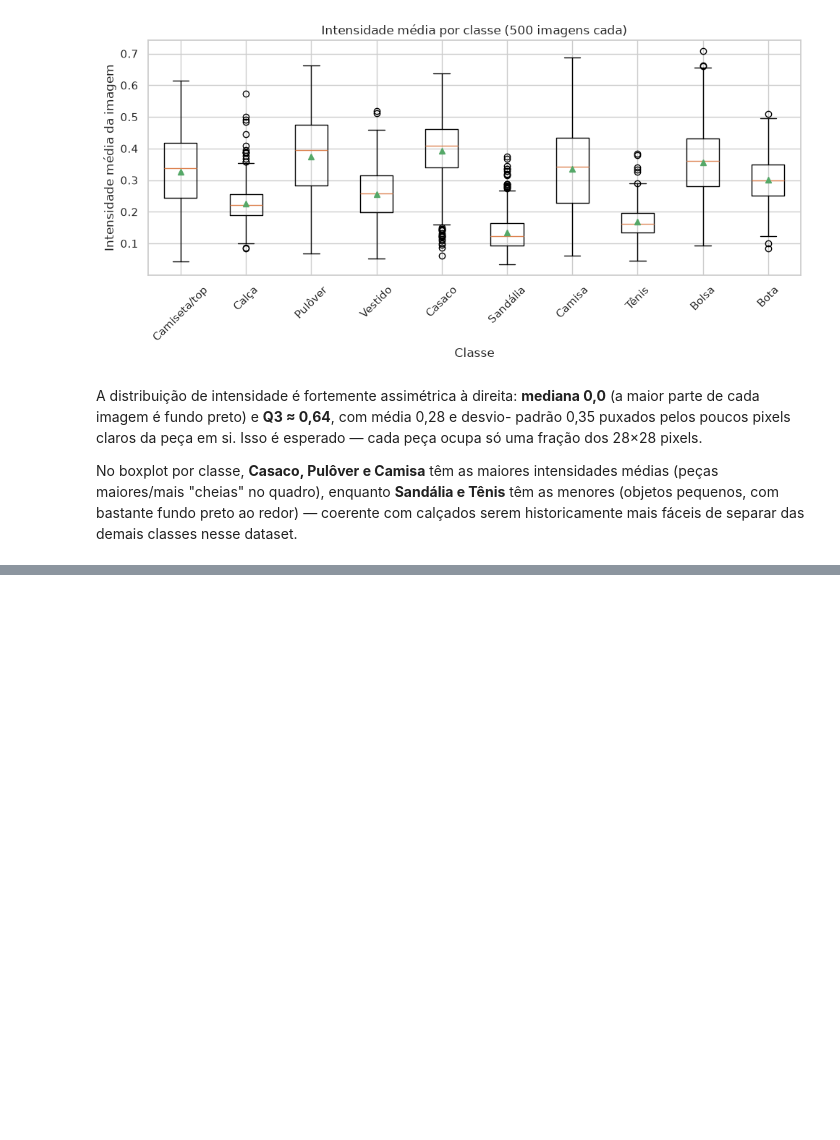
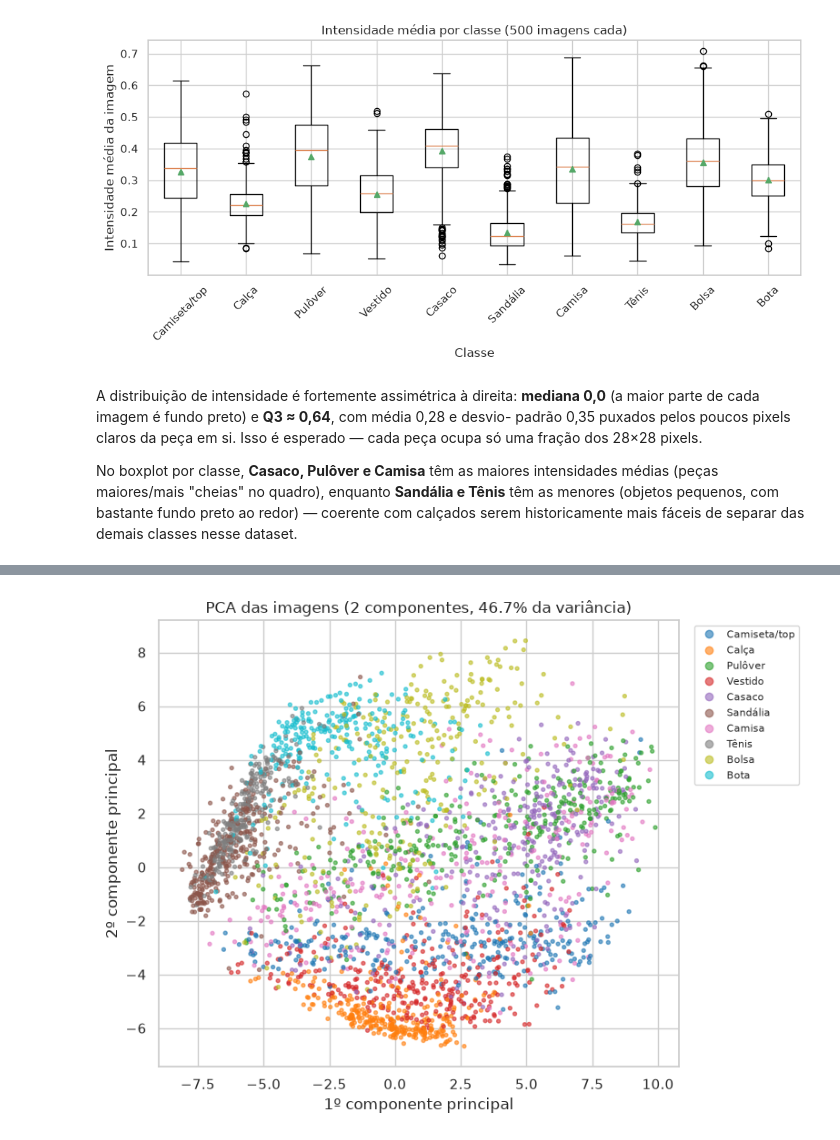
Before and after one commit to 4rth-g/fashion-mnist-fundamentos-ia, a Jupyter notebook: notebooks/01_eda.ipynb, the cells around one changed output, grey strips where cells are left out. Cells and saved outputs as stored; diff of their text form; code cells hidden in the pictures; blank space fills up the shorter version.

```diff
--- a/notebooks/01_eda.ipynb
+++ b/notebooks/01_eda.ipynb
@@ -249,0 +302,19 @@ historicamente mais fáceis de separar das demais classes nesse dataset.
+# %%
+from sklearn.decomposition import PCA
+
+flat_corr = imgs_corr.reshape(n_corr_sample, -1)
+pca = PCA(n_components=2, random_state=42)
+coords = pca.fit_transform(flat_corr)
+corr_labels = np.array([train_full.targets[i].item() for i in corr_idxs])
+
+fig, ax = plt.subplots(figsize=(8, 6))
+scatter = ax.scatter(coords[:, 0], coords[:, 1], c=corr_labels, cmap="tab10", s=8, alpha=0.6)
+handles, _ = scatter.legend_elements(num=10)
+ax.legend(handles, CLASS_NAMES, bbox_to_anchor=(1.02, 1), loc="upper left", fontsize=8)
+ax.set(title=f"PCA das imagens (2 componentes, {pca.explained_variance_ratio_.sum():.1%} da variância)",
+       xlabel="1º componente principal", ylabel="2º componente principal")
+plt.tight_layout()
+plt.savefig(FIGURES_DIR / "eda_pca_dispersao.png", dpi=120)
+plt.show()
+# %% [output]
+[figure, added]
```
Also changed, not shown: parts of 9 cells of this notebook, 5 other files.
